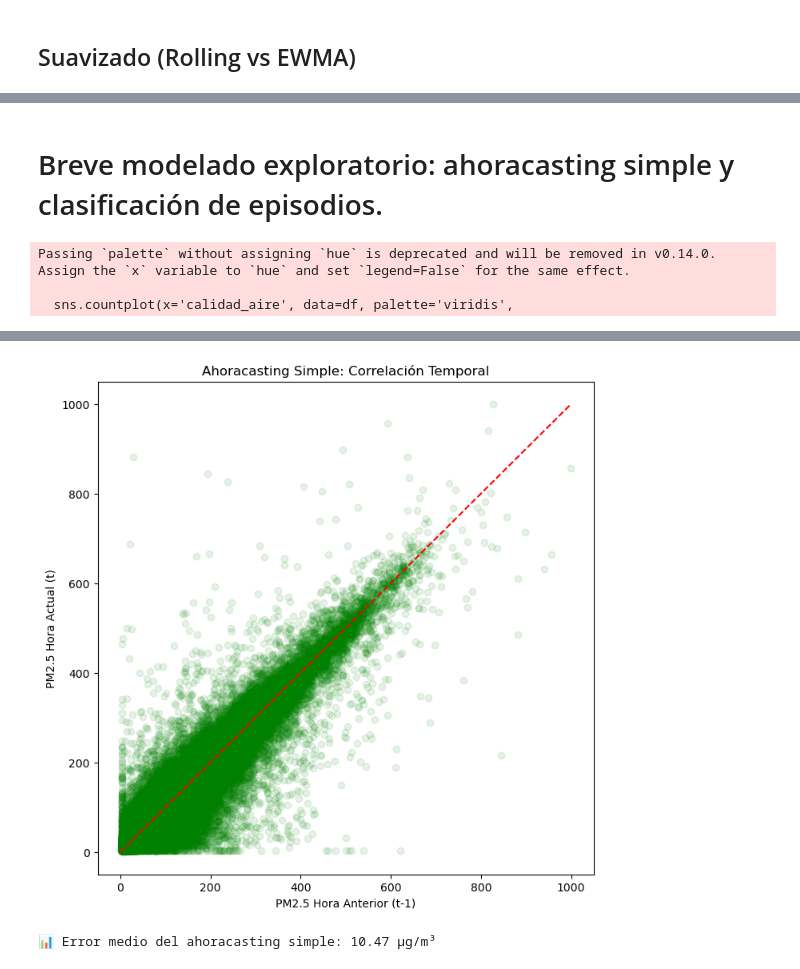
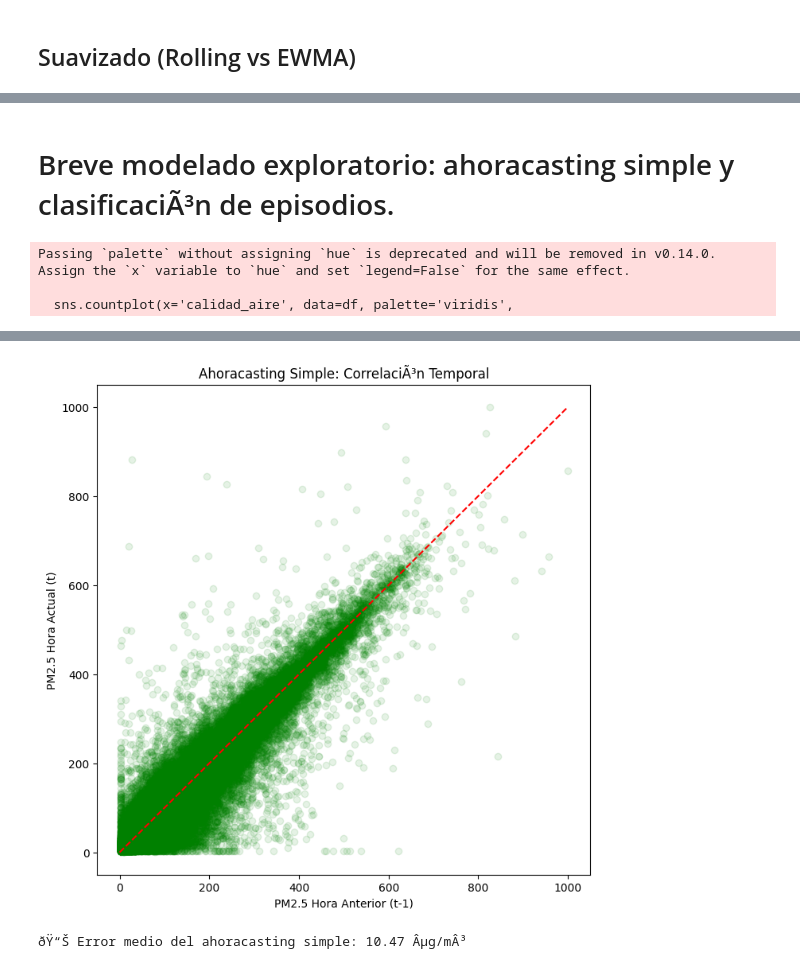
Before and after one commit to Antonio6709/beijing-air-quality, a Jupyter notebook: notebooks/02_eda_y_visualizacion.ipynb, the cells around one changed output, grey strips where cells are left out. Drawn from its saved outputs; the diff is of its cells as text; code cells hidden in the pictures.

```diff
--- a/notebooks/02_eda_y_visualizacion.ipynb
+++ b/notebooks/02_eda_y_visualizacion.ipynb
@@ -147,43 +162,43 @@ Calefacción Residencial: Especialmente en invierno, cuando la gente está más
 # %% [markdown]
-# Breve modelado exploratorio: ahoracasting simple y clasificación de episodios.
+# Breve modelado exploratorio: ahoracasting simple y clasificaciÃ³n de episodios.
 # %%
-# Definimos los umbrales de la EPA para PM2.5 (clasificación de episodios)
+# Definimos los umbrales de la EPA para PM2.5 (clasificaciÃ³n de episodios)
 def clasificar_aire(valor):
     if valor <= 12: return 'Good'
     elif valor <= 35.4: return 'Moderate'
     elif valor <= 55.4: return 'Unhealthy for Sensitive Groups'
     else: return 'Unhealthy/Hazardous'
 
 df['calidad_aire'] = df['PM2.5'].apply(clasificar_aire)
 
 # Visualizamos la frecuencia de episodios
 plt.figure(figsize=(10, 5))
 sns.countplot(x='calidad_aire', data=df, palette='viridis',
               order=['Good', 'Moderate', 'Unhealthy for Sensitive Groups', 'Unhealthy/Hazardous'])
 plt.title('Frecuencia de Episodios de Calidad del Aire')
 plt.savefig('../reports/06_clasificacion_episodios.png')
 plt.show()
 
-# NOWCASTING SIMPLE (Predicción de la siguiente hora)
+# NOWCASTING SIMPLE (PredicciÃ³n de la siguiente hora)
 df['PM2.5_t-1'] = df['PM2.5'].shift(1)
 
-# El "modelo" de ahoracasting más simple es decir que t+1 será igual a t
+# El "modelo" de ahoracasting mÃ¡s simple es decir que t+1 serÃ¡ igual a t
 plt.figure(figsize=(8, 8))
 plt.scatter(df['PM2.5_t-1'], df['PM2.5'], alpha=0.1, color='green')
-plt.plot([0, 1000], [0, 1000], color='red', linestyle='--') # Línea de predicción perfecta
+plt.plot([0, 1000], [0, 1000], color='red', linestyle='--') # LÃ­nea de predicciÃ³n perfecta
 plt.xlabel('PM2.5 Hora Anterior (t-1)')
 plt.ylabel('PM2.5 Hora Actual (t)')
-plt.title('Ahoracasting Simple: Correlación Temporal')
+plt.title('Ahoracasting Simple: CorrelaciÃ³n Temporal')
 plt.savefig('../reports/07_ahoracasting_correlacion.png')
 plt.show()
 
 # Calculamos el error (MAE) para darle un dato al Ayuntamiento
 error_medio = (df['PM2.5'] - df['PM2.5_t-1']).abs().mean()
-print(f"📊 Error medio del ahoracasting simple: {error_medio:.2f} µg/m³")
+print(f"ðŸ“Š Error medio del ahoracasting simple: {error_medio:.2f} Âµg/mÂ³")
 # %% [output]
 Passing `palette` without assigning `hue` is deprecated and will be removed in v0.14.0. Assign the `x` variable to `hue` and set `legend=False` for the same effect.
 
   sns.countplot(x='calidad_aire', data=df, palette='viridis',
 [figure]
-[figure, old version]
+[figure, new version]
-📊 Error medio del ahoracasting simple: 10.47 µg/m³
+ðŸ“Š Error medio del ahoracasting simple: 10.47 Âµg/mÂ³
```
Also changed, not shown: parts of 13 cells of this notebook, 24 other files.
